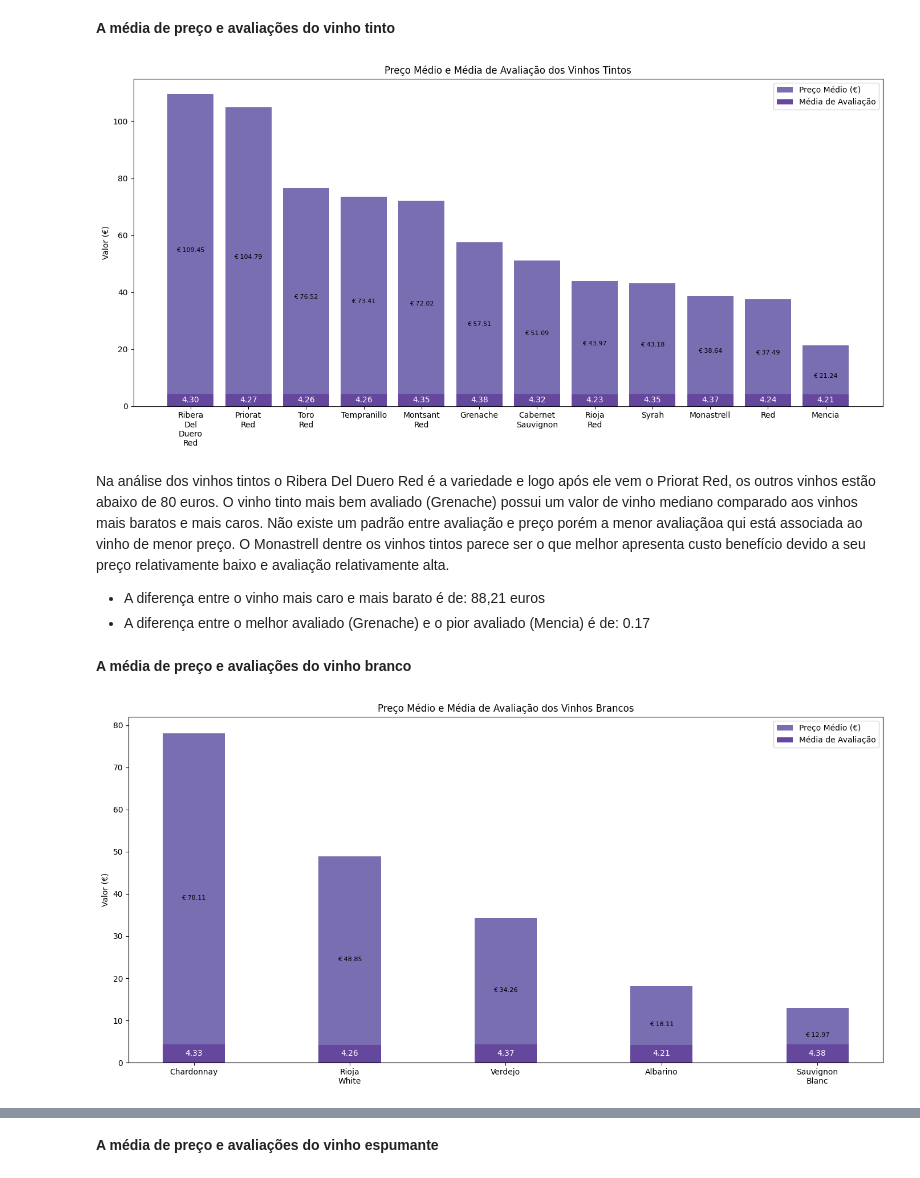
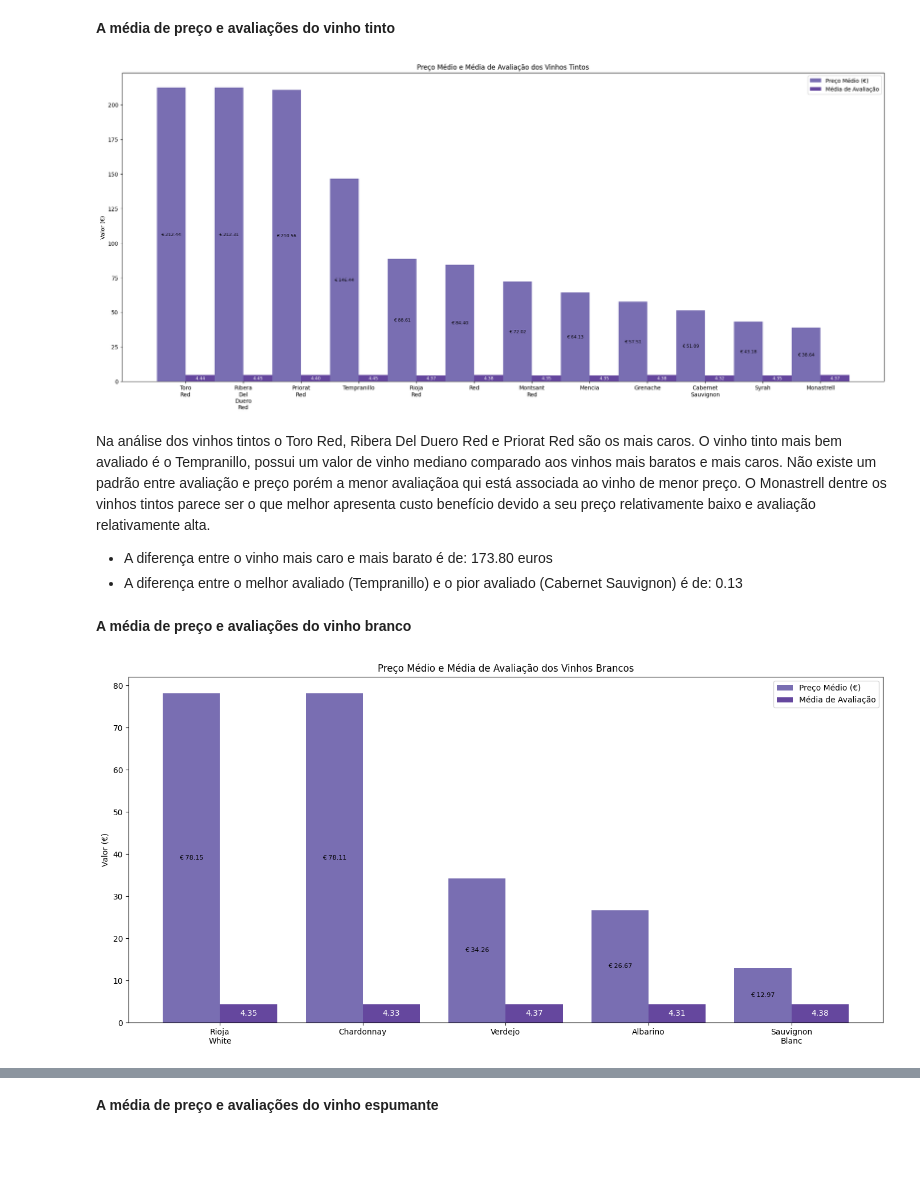
Before and after one commit to atlantico-academy/equipe5-2024.3, a Jupyter notebook: notebooks/01-exploratory_data_analysis.ipynb, the cells around one changed output, grey strips where cells are left out. Cells and saved outputs as stored; diff of their text form; code cells hidden in the pictures; blank space fills up the shorter version.

Commit message:
fix: removendo dados duplicados e correção da análise

```diff
--- a/notebooks/01-exploratory_data_analysis.ipynb
+++ b/notebooks/01-exploratory_data_analysis.ipynb
@@ -91,0 +96,4 @@ df.head(5)
+# %%
+df = df.drop(df[df.duplicated()].index, axis=0)
+df.reset_index()
+print(f'Number of Duplicates: {df.duplicated().sum()}')
@@ -356,45 +365,45 @@ ordenado_por_preco = media_preco_tintos.sort_values(ascending=False)
 media_avaliacao_tintos = media_avaliacao_tintos[ordenado_por_preco.index]
 media_preco_tintos = media_preco_tintos[ordenado_por_preco.index]
 
-bar_width = 0.8
+bar_width = 0.5
 
 # Plotando o gráfico de barras
-fig, ax1 = plt.subplots(figsize=(14, 7))
+fig, ax1 = plt.subplots(figsize=(20, 9))
 
 # Plotando a barra de preço
 index = np.arange(len(media_avaliacao_tintos))
 
-bars1 = ax1.bar(index, media_preco_tintos, bar_width, label='Preço Médio (€)', color=palet_colors[5])
+bars1 = ax1.bar(index - bar_width/2, media_preco_tintos, bar_width, label='Preço Médio (€)', color=palet_colors[5])
 
 # Plotando a média de avaliação
-bars2 = ax1.bar(index, media_avaliacao_tintos, bar_width, label='Média de Avaliação', color=palet_colors[6], bottom=0)
+bars2 = ax1.bar(index + bar_width/2, media_avaliacao_tintos, bar_width, label='Média de Avaliação', color=palet_colors[6], bottom=0)
 
 # Adicionando os valores dentro da barra de preço
 for i, v in enumerate(media_preco_tintos):
-    ax1.text(i, v / 2, f'€ {v:.2f}', ha='center', va='center', fontsize=8)  # Fonte menor para o preço
+    ax1.text(i - bar_width/2, v / 2, f'€ {v:.2f}', ha='center', va='center', fontsize=8)  # Fonte menor para o preço
 
 # Adicionando os valores dentro da barra de avaliação
 for i, v in enumerate(media_avaliacao_tintos):
-    ax1.text(i, v / 2, f'{v:.2f}', ha='center', va='center', fontsize=10, color='white')
+    ax1.text(i + bar_width/2, v / 2, f'{v:.2f}', ha='center', va='center', fontsize=8, color='white')
 
 ax1.set_title('Preço Médio e Média de Avaliação dos Vinhos Tintos')
 ax1.set_xlabel("")
 ax1.set_ylabel('Valor (€)')
 
 # Colocando os rótulos dos vinhos na horizontal, e quebrando as linhas
 ax1.set_xticks(index)
 ax1.set_xticklabels([name.replace(' ', '\n') for name in media_avaliacao_tintos.index], rotation=0, ha='center')
 
 ax1.legend()
 
 plt.tight_layout()
 plt.show()
 # %% [output]
-[figure, old version]
+[figure, new version]
 # %% [markdown]
-Na análise dos vinhos tintos o Ribera Del Duero Red é a variedade e logo após ele vem o Priorat Red, os outros vinhos estão abaixo de 80 euros. O vinho tinto mais bem avaliado (Grenache) possui um valor de vinho mediano comparado aos vinhos mais baratos e mais caros. Não existe um padrão entre avaliação e preço porém a menor avaliaçãoa qui está associada ao vinho de menor preço. O Monastrell dentre os vinhos tintos parece ser o que melhor apresenta custo benefício devido a seu preço relativamente baixo e avaliação relativamente alta.
-* A diferença entre o vinho mais caro e mais barato é de: 88,21 euros
-* A diferença entre o melhor avaliado (Grenache) e o pior avaliado (Mencia) é de: 0.17
+Na análise dos vinhos tintos o Toro Red, Ribera Del Duero Red e Priorat Red são os mais caros. O vinho tinto mais bem avaliado é o Tempranillo, possui um valor de vinho mediano comparado aos vinhos mais baratos e mais caros. Não existe um padrão entre avaliação e preço porém a menor avaliaçãoa qui está associada ao vinho de menor preço. O Monastrell dentre os vinhos tintos parece ser o que melhor apresenta custo benefício devido a seu preço relativamente baixo e avaliação relativamente alta.
+* A diferença entre o vinho mais caro e mais barato é de: 173.80 euros
+* A diferença entre o melhor avaliado (Tempranillo) e o pior avaliado (Cabernet Sauvignon) é de: 0.13
 # %% [markdown]
 **A média de preço e avaliações do vinho branco**
 # %%
@@ -415,18 +424,17 @@ fig, ax1 = plt.subplots(figsize=(14, 7))
 
 # Plotando a barra de preço
 index = np.arange(len(media_avaliacao_brancos))
-bars1 = ax1.bar(index, media_preco_brancos, bar_width, label='Preço Médio (€)', color=palet_colors[5])
+bars1 = ax1.bar(index - bar_width/2, media_preco_brancos, bar_width, label='Preço Médio (€)', color=palet_colors[5])
 
 # Plotando a média de avaliação
-bars2 = ax1.bar(index, media_avaliacao_brancos, bar_width, label='Média de Avaliação', color=palet_colors[6], bottom=0)
-
+bars2 = ax1.bar(index + bar_width/2, media_avaliacao_brancos, bar_width, label='Média de Avaliação', color=palet_colors[6])
 # Adicionando os valores dentro da barra de preço
 for i, v in enumerate(media_preco_brancos):
-    ax1.text(i, v / 2, f'€ {v:.2f}', ha='center', va='center', fontsize=8)
+    ax1.text(i - bar_width/2, v / 2, f'€ {v:.2f}', ha='center', va='center', fontsize=8)
 
 # Adicionando os valores dentro da barra de avaliação
 for i, v in enumerate(media_avaliacao_brancos):
-    ax1.text(i, v / 2, f'{v:.2f}', ha='center', va='center', fontsize=10, color='white')
+    ax1.text(i + bar_width/2, v / 2, f'{v:.2f}', ha='center', va='center', fontsize=10, color='white')
 
 
 ax1.set_title('Preço Médio e Média de Avaliação dos Vinhos Brancos')
@@ -442,5 +450,5 @@ ax1.legend()
 plt.tight_layout()
 plt.show()
 # %% [output]
-[figure, old version]
+[figure, new version]
 # %% [markdown]
```
Also changed, not shown: parts of 36 cells of this notebook.
